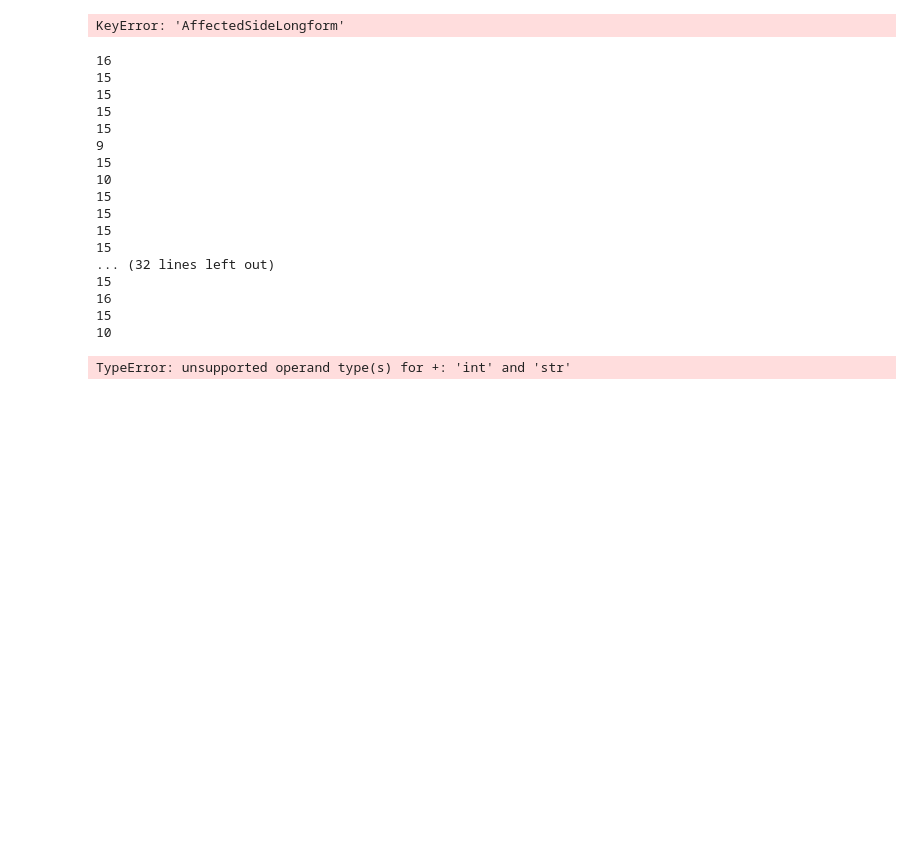
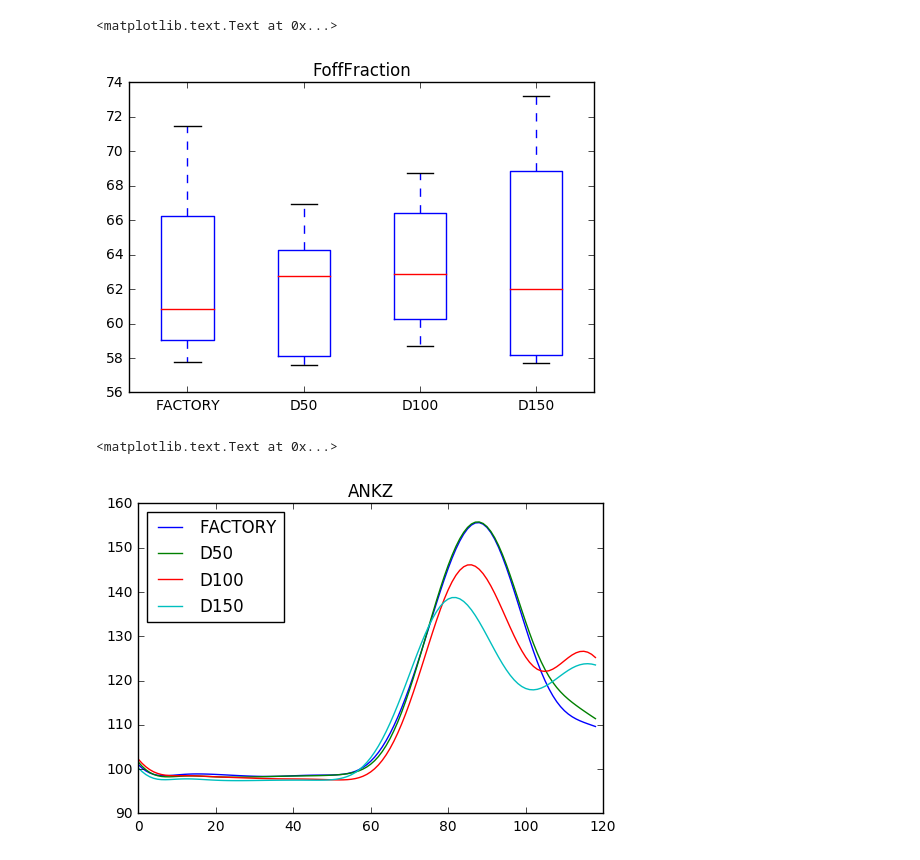
Before and after one commit to simonserenity/nexus-kinematics, a Jupyter notebook: Boxplot.ipynb, the cells around one changed output. Cells and saved outputs as stored; diff of their text form; code cells hidden in the pictures; blank space fills up the shorter version.

```diff
--- a/Boxplot.ipynb
+++ b/Boxplot.ipynb
@@ -11,19 +11,13 @@ for n in subjectslist:
     fileopen.close()
     trialnames = list(set(subjects[n].keys()))
 # %%
-trials = ['FACTORY','R50','R100','R150','R300']
+trials = ['FACTORY','D50','D100','D150']
 paramnames = [x for x in subjects[subjectslist[0]][trials[0]] if type(subjects[subjectslist[0]][trials[0]][x]) is float]
 for subject in subjectslist:
     for trial in trials:
         if not subjects[subject][trial]:
             subjectslist.remove(subject)
             print('WARNING: %s has no trial for %s, subject has been removed from analysis.' %(subject,trial))
-        else:
-            subjects[subject][trial]['AffectedSideLongform']=subjects[subject][trial]['AffectedSide']
-            if subjects[subject][trial]['AffectedSide']=='Left':
-                subjects[subject][trial]['AffectedSide']='L'
-            elif subjects[subject][trial]['AffectedSide']=='Right':
-                subjects[subject][trial]['AffectedSide']='R'
 print('Number parameters:')
 print(sorted(paramnames))
 vectornames = [x for x in subjects[subjectslist[0]][trials[0]] if type(subjects[subjectslist[0]][trials[0]][x]) is not float]
@@ -49,52 +41,41 @@ for subject in subjectslist:
 # %%
 analysis = 'FoffFraction'
 data = [[] for _ in range(len(trials))]
 for subjectnum in range(len(subjectslist)):
     subject = subjectslist[subjectnum]
-    fesside = subjects[subject][trials[0]]['AffectedSideLongform']
+    fesside = subjects[subject][trials[0]]['AffectedSide']
     for trialnum in range(len(trials)):
         try:
             trial = trials[trialnum]
             data[trialnum].append(subjects[subject][trial][fesside+analysis])
         except KeyError:
             continue
 
 %matplotlib inline
 box = plt.boxplot(data, labels=trials)
 plt.title(analysis)
 # %% [output]
-KeyError: 'AffectedSideLongform'
+<matplotlib.text.Text at 0x...>
+[figure, added]
 # %%
 # make list of lists: lists 1->len(subjectslist) for trial 1, next set for trial 2, etc.
 vector = 'ANKZ'
 array = [[] for _ in range(len(subjectslist)*len(trials))]
 for subjectnum in range(len(subjectslist)):
     subject = subjectslist[subjectnum]
-    fesside = ('R') if subjects[subject][trials[0]]['AffectedSide']=='Right' else ('L')
+    fesside = subjects[subject][trials[0]]['AffectedSide'][0]
     for trialnum in range(len(trials)):
         trial = trials[trialnum]
         array[subjectnum+(trialnum*len(subjectslist))] = subjects[subject][trial][fesside+vector]
 
-# arraycleaner
+# make all lists same length
 shortest = len(min(array,key=len))
 for n in range(len(array)):
     line = array[n]
-    if len(array[n]) != shortest:
-        this = len(line)
-        cut = np.ceil(1/((this/shortest) - 1))
-        #import pdb; pdb.set_trace()
-        for m in range(len(array[n])):
-            if m % cut == 0 and m != 0:
-                line[m] = 'del'
-        for m in range(len(array[n])):
-            try:
-                if line[m] == 'del':
-                    line.pop(m)
-            except IndexError:
-                continue
-        array[n] = line[0:shortest]
-for n in range(len(array)):
-    print(len(array[n]))
+    extra = int(shortest/len(line))
+    if extra >1:
+        del line[::extra]
+    array[n] = line[:shortest]
 
 # average subjects in each trial
 avg_per_trial = [[] for _ in range(len(trials))]
@@ -108,26 +89,11 @@ for trialnum in range(len(trials)):
 lgnd = [0]*len(trials)
 for trialnum in range(len(trials)):
     plt.plot(avg_per_trial[trialnum], label=trials[trialnum])
-plt.legend()
+plt.legend(loc=2)
+plt.title(vector)
 # %% [output]
-16
-15
-15
-15
-15
-9
-15
-10
-15
-15
-15
-15
-... (32 lines left out)
-15
-16
-15
-10
+<matplotlib.text.Text at 0x...>
-TypeError: unsupported operand type(s) for +: 'int' and 'str'
+[figure, added]
 # %%
 debug
 # %% [output]
```
Also changed, not shown: parts of 2 cells of this notebook, 12 other files.
